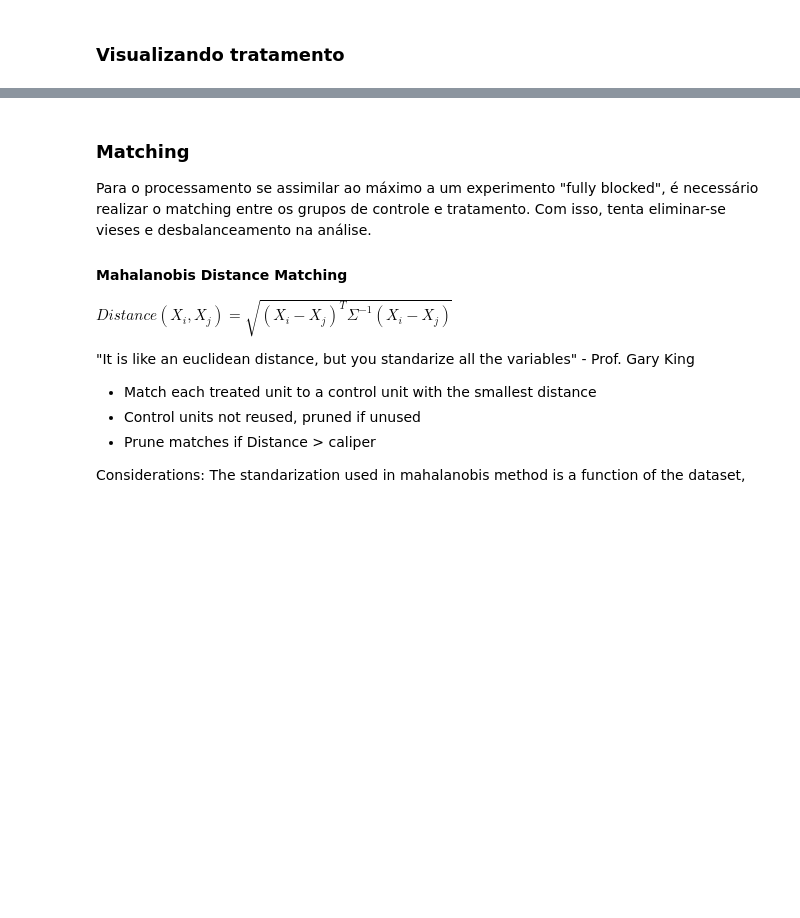
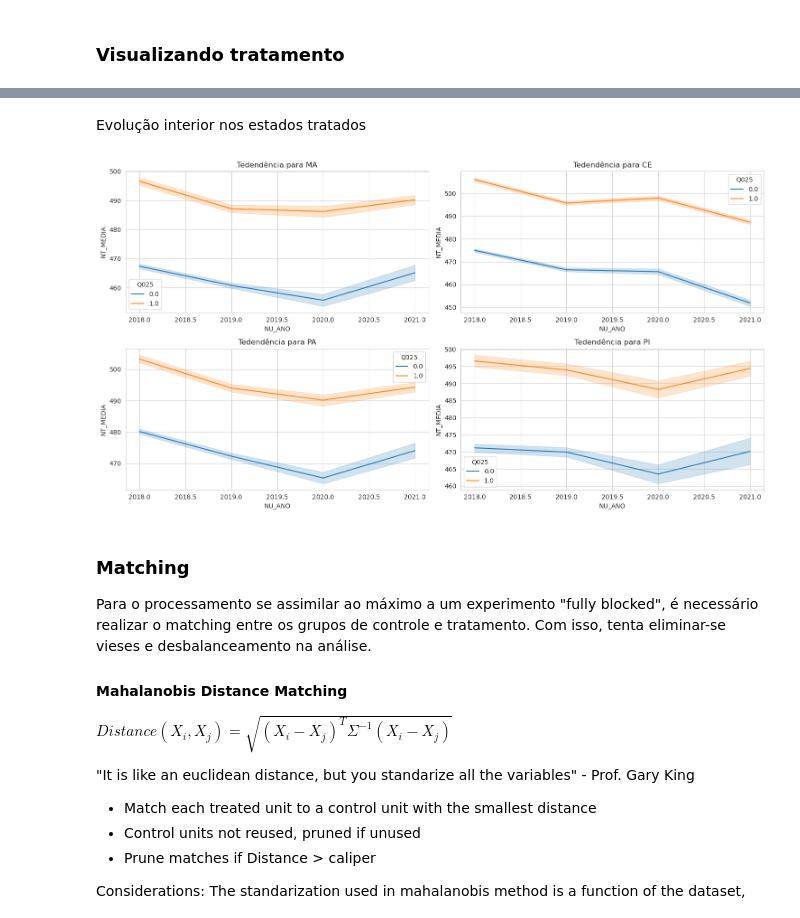
Before and after one commit to JV-Nunes/Relatorio-Conectividade, a Jupyter notebook: Analise/Models/Diffs_in_Diffs.ipynb, the cells around one changed output, grey strips where cells are left out. Drawn from its saved outputs; the diff is of its cells as text; code cells hidden in the pictures; blank space fills up the shorter version.

```diff
--- a/Analise/Models/Diffs_in_Diffs.ipynb
+++ b/Analise/Models/Diffs_in_Diffs.ipynb
@@ -264,3 +275,20 @@ sns.lineplot(x='NU_ANO', y='Q025', hue='SG_UF_ESC', data=perc, markers=True)
+# %% [markdown]
+Evolução interior nos estados tratados
+# %%
+fig, ax = plt.subplots(2,2,figsize=(15,8))
+ax = ax.flatten()
+tratados = ["MA","CE","PA","PI"]
+sns.set_style("whitegrid")
+for i, estado in enumerate(tratados):
+    sel = data.query(f'SG_UF_ESC == "{estado}"').reset_index(drop=True)
+    ax[i] = sns.lineplot(data=sel, x='NU_ANO', y='NT_MEDIA', hue='Q025', ax=ax[i])
+    ax[i].set_title(f'Tedendência para {estado}')
+
+plt.tight_layout()
+
+plt.show()
+# %% [output]
+[figure, added]
 # %% [markdown]
 ### Matching
 
```
Also changed, not shown: parts of 16 cells of this notebook, 11 other files.
